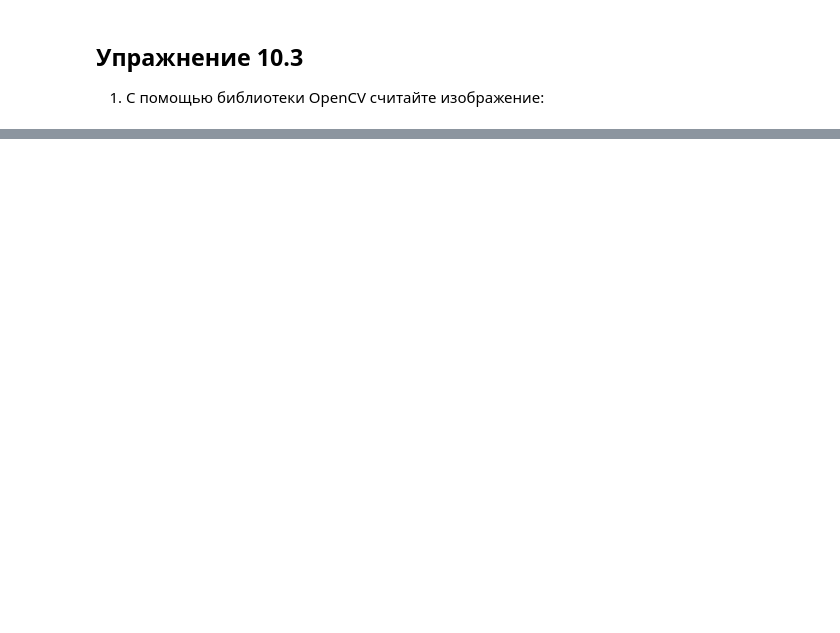
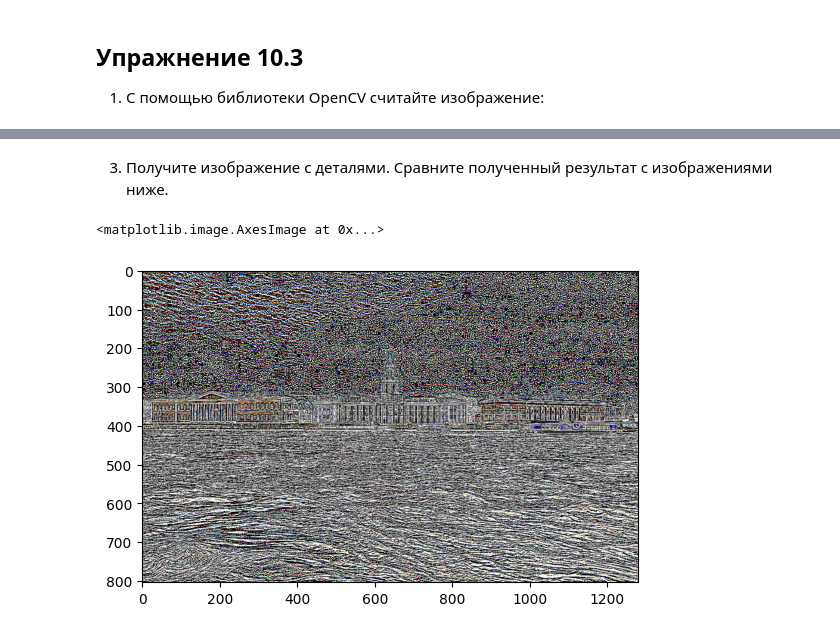
Before and after one commit to Boblabled/ITMO_text_and_image_processing_course, a Jupyter notebook: image_processing/Task_3.ipynb, the cells around one changed output, grey strips where cells are left out. Cells and saved outputs as stored; diff of their text form; code cells hidden in the pictures; blank space fills up the shorter version.

Commit message:
Task 3

```diff
--- a/image_processing/Task_3.ipynb
+++ b/image_processing/Task_3.ipynb
@@ -94,0 +94,3 @@ plt.show()
+# %%
+IMG_PATH_4 = "data\\Task_3\\4.jpg"
+image_4 = cv2.imread(IMG_PATH_4, cv2.COLOR_BGR2RGB)
@@ -94,0 +99,10 @@ plt.show()
+# %%
+kernel = (7, 11)
+new_image = cv2.GaussianBlur(image_4, kernel, 0)
+# %% [markdown]
+3. Получите изображение с деталями. Сравните полученный результат с изображениями ниже.
+# %%
+plt.imshow(image_4 - new_image)
+# %% [output]
+<matplotlib.image.AxesImage at 0x...>
+[figure, added]
```
Also changed, not shown: parts of 21 cells of this notebook, 2 other files.
